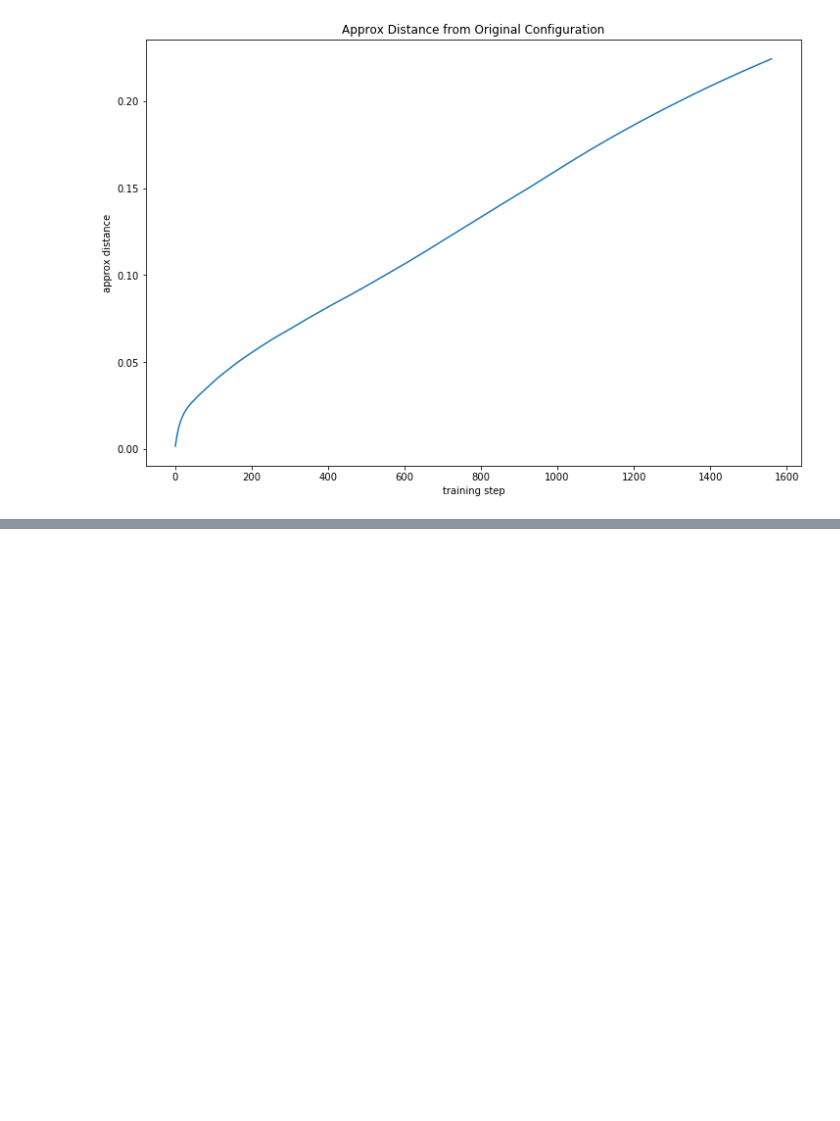
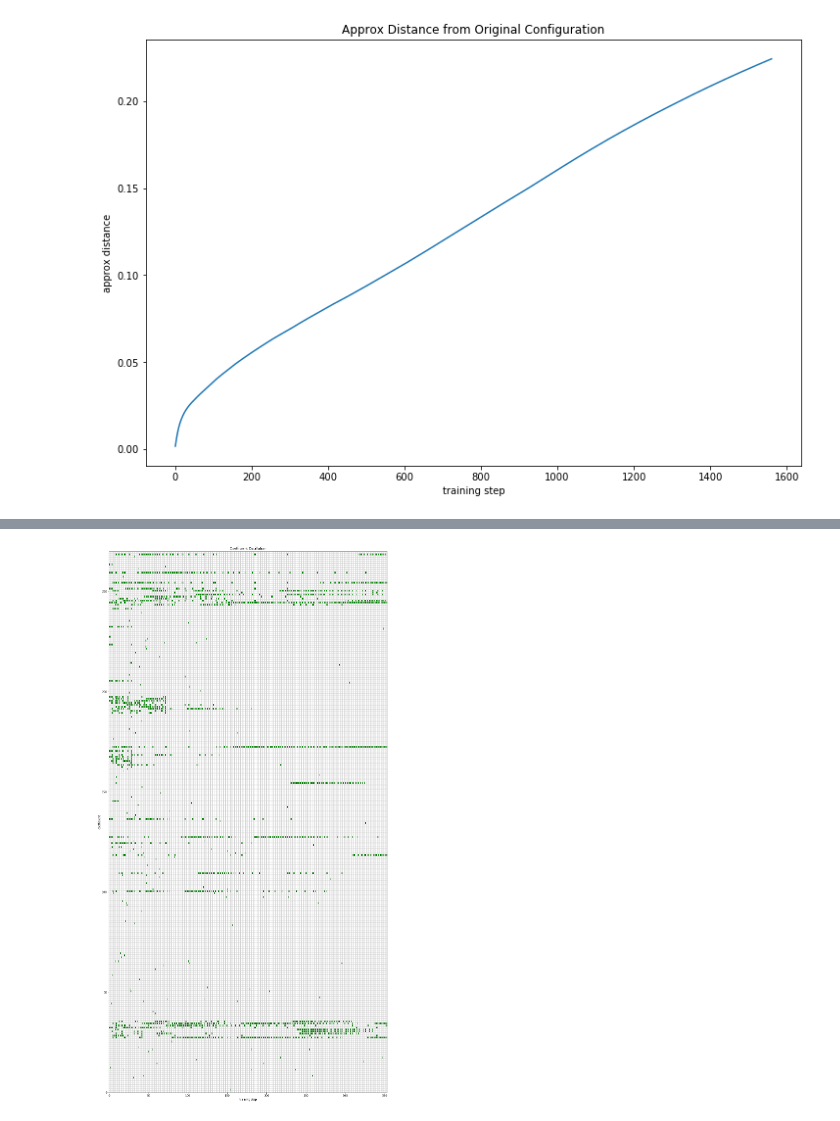
Before and after one commit to kevinnowland/kevinnowland.github.io, a Jupyter notebook: code/_notebooks/howtrainingworks.ipynb, the cells around one changed output, grey strips where cells are left out. Saved outputs shown, nothing was run; the diff lists cells and outputs as text; code cells hidden in the pictures; blank space fills up the shorter version.

```diff
--- a/code/_notebooks/howtrainingworks.ipynb
+++ b/code/_notebooks/howtrainingworks.ipynb
@@ -954,0 +1357,38 @@ plt.show()
+# %%
+# pull out weights at every step and look for changes in direction
+weights = np.hstack([get_weights(d['w']).reshape(-1, 1) for d in data])
+deltas = np.hstack([(weights[:, i] - weights[:, i-1]).reshape(-1, 1)
+                   for i in range(1, weights.shape[1])])
+sign_deltas = 1 * (deltas > 0) - 1 * (deltas < 0) + 0 * (deltas == 0)
+direction_changes = np.hstack([(sign_deltas[:, i] - sign_deltas[:, i-1]).reshape(-1, 1)
+                               for i in range(1, sign_deltas.shape[1])])
+has_change = 1 * (direction_changes != 0) + 0 * (direction_changes == 0)
+# %%
+from matplotlib.patches import Rectangle
+from matplotlib.collections import PatchCollection
+
+fig, ax = plt.subplots(figsize=(18, 36))
+
+ax.set_ylim([0, 270])
+ax.set_xlim([0, len(data)-2])
+ax.set_xlabel('training step')
+ax.set_ylabel('coefficient')
+
+white_rects = []
+green_rects = []
+
+for i in range(has_change.shape[0]):
+    for j in range(has_change.shape[1]):
+        rect = Rectangle((j, i), 1, 1)
+        if has_change[i, j] == 0:
+            white_rects.append(rect)
+        else:
+            green_rects.append(rect)
+
+ax.add_collection(PatchCollection(white_rects, facecolor='white',  edgecolor='lightgrey'))
+ax.add_collection(PatchCollection(green_rects, facecolor='green',  edgecolor='lightgrey'))
+ax.set_title('Coefficient Oscillation')
+
+plt.show()
+# %% [output]
+[figure, added]
```
Also changed, not shown: parts of 45 cells of this notebook.
